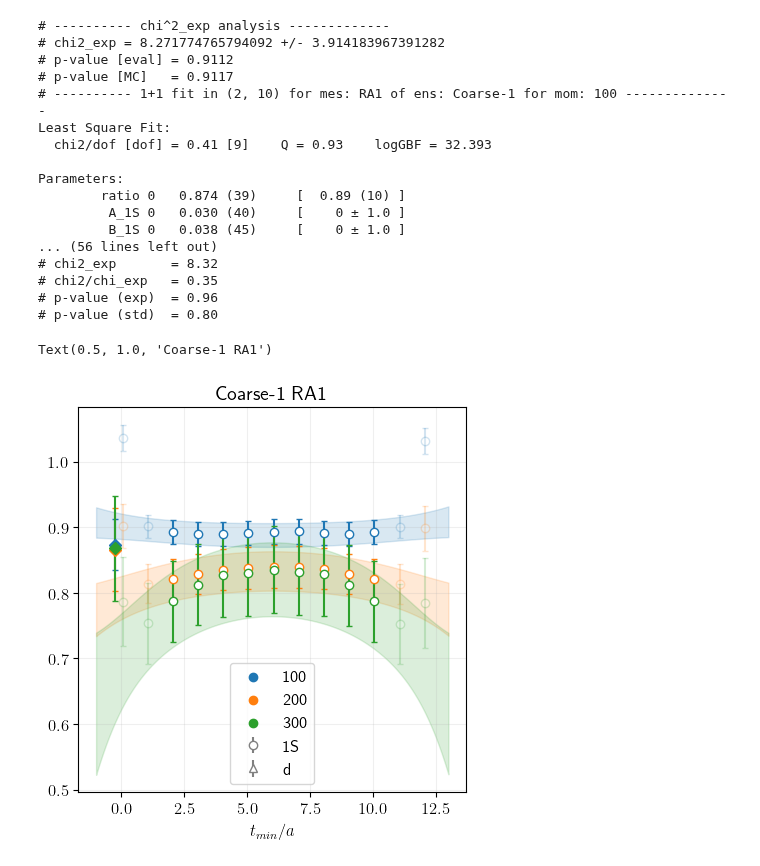
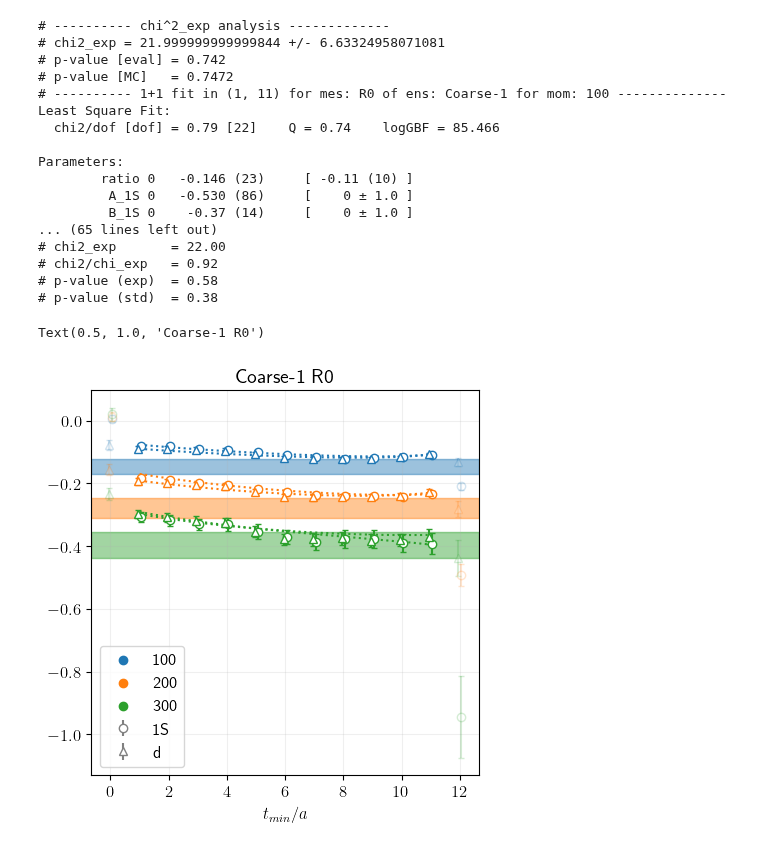
Before and after one commit to pietro-butti/B2heavy, a Jupyter notebook: notebooks/ratio_multiple_mom.ipynb, the cells around one changed output. Cells and saved outputs as stored; diff of their text form; code cells hidden in the pictures.

```diff
--- a/notebooks/ratio_multiple_mom.ipynb
+++ b/notebooks/ratio_multiple_mom.ipynb
@@ -26,13 +26,18 @@ BINSIZE  = {
 }
 # %%
 ENSEMBLE = 'Coarse-1'
-RATIO    = 'RA1'
-SMSLIST  = ['1S']
+RATIO    = 'R0'
+SMSLIST  = ['1S','RW']
 # MOMLIST  = ['100','200','300','400']
 MOMLIST  = ['100','200','300']
-# MOMLIST  = ['000']
+# MOMLIST  = ['100']
+# %%
+if RATIO in ['RMINUS','RPLUS','QPLUS','XF']:
+    meson = 'D'
+else:
+    meson = 'Dst'
 # %%
-TMIN    = 2
+TMIN    = 1
 NSTATES = 1
 # %%
 plt.rcParams['text.usetex'] = True
@@ -64,13 +69,13 @@ for i,mom in enumerate(MOMLIST):
     cov_specs = dict(
         diag   = False,
         block  = False,
-        scale  = False,
+        scale  = True,
         shrink = True,
         cutsvd = 1E-12
     )
 
-    dE_src = phys_energy_priors(ENSEMBLE,'Dst',mom,NSTATES,readfrom=DATA_2PT)
-    dE_snk = phys_energy_priors(ENSEMBLE,'B'  ,mom,NSTATES,readfrom=DATA_2PT)
+    dE_src = phys_energy_priors(ENSEMBLE,meson,mom,NSTATES,readfrom=DATA_2PT, error=0.5)
+    dE_snk = phys_energy_priors(ENSEMBLE,'B'  ,mom,NSTATES,readfrom=DATA_2PT, error=0.5)
     x,ydata = robj.format(trange,flatten=True)
     pr = robj.priors(NSTATES, dE_src=dE_src, dE_snk=dE_snk)
 
@@ -88,45 +93,45 @@ for i,mom in enumerate(MOMLIST):
         priors = pr
     )
 
     alpha = 0.2 if mom=='400' else 1.
     robj.plot_fit(ax,NSTATES,trange,color=f'C{i}',color_res=f'C{i}',alpha=alpha)
 
     ax.scatter([],[], marker='o', color=f'C{i}', label=mom)
 
 
     f0s.append(fit.p['ratio'][0])
 
 ax.errorbar([],[],[],fmt='o', ecolor='gray', mfc='w', color='gray', capsize=2.5, label='1S')
 ax.errorbar([],[],[],fmt='^', ecolor='gray', mfc='w', color='gray', capsize=2.5, label='d')
 
 # ax.set_xlim(-0.5,13)
 # ax.set_ylim(ymax=0.08)
 ax.grid(alpha=0.2)
 ax.legend()
 
 ax.set_xlabel(r'$t_{min}/a$')
 
 ax.set_title(f'{ENSEMBLE} {RATIO}')
 
 
 # plt.savefig(f'/Users/pietro/Desktop/{ENSEMBLE}_{RATIO}_multimom.pdf')
 # %% [output]
 # ---------- chi^2_exp analysis -------------
-# chi2_exp = 8.271774765794092 +/- 3.914183967391282
-# p-value [eval] = 0.9112
-# p-value [MC]   = 0.9117
-# ---------- 1+1 fit in (2, 10) for mes: RA1 of ens: Coarse-1 for mom: 100 --------------
+# chi2_exp = 21.999999999999844 +/- 6.63324958071081
+# p-value [eval] = 0.742
+# p-value [MC]   = 0.7472
+# ---------- 1+1 fit in (1, 11) for mes: R0 of ens: Coarse-1 for mom: 100 --------------
 Least Square Fit:
-  chi2/dof [dof] = 0.41 [9]    Q = 0.93    logGBF = 32.393
+  chi2/dof [dof] = 0.79 [22]    Q = 0.74    logGBF = 85.466
 
 Parameters:
-        ratio 0   0.874 (39)     [  0.89 (10) ]
-         A_1S 0   0.030 (40)     [    0 ± 1.0 ]
-         B_1S 0   0.038 (45)     [    0 ± 1.0 ]
-... (56 lines left out)
-# chi2_exp       = 8.32
-# chi2/chi_exp   = 0.35
-# p-value (exp)  = 0.96
-# p-value (std)  = 0.80
+        ratio 0   -0.146 (23)     [ -0.11 (10) ]
+         A_1S 0   -0.530 (86)     [    0 ± 1.0 ]
+         B_1S 0    -0.37 (14)     [    0 ± 1.0 ]
+... (65 lines left out)
+# chi2_exp       = 22.00
+# chi2/chi_exp   = 0.92
+# p-value (exp)  = 0.58
+# p-value (std)  = 0.38
-Text(0.5, 1.0, 'Coarse-1 RA1')
+Text(0.5, 1.0, 'Coarse-1 R0')
-[figure, old version]
+[figure, new version]
```
Also changed, not shown: 18 other files.
